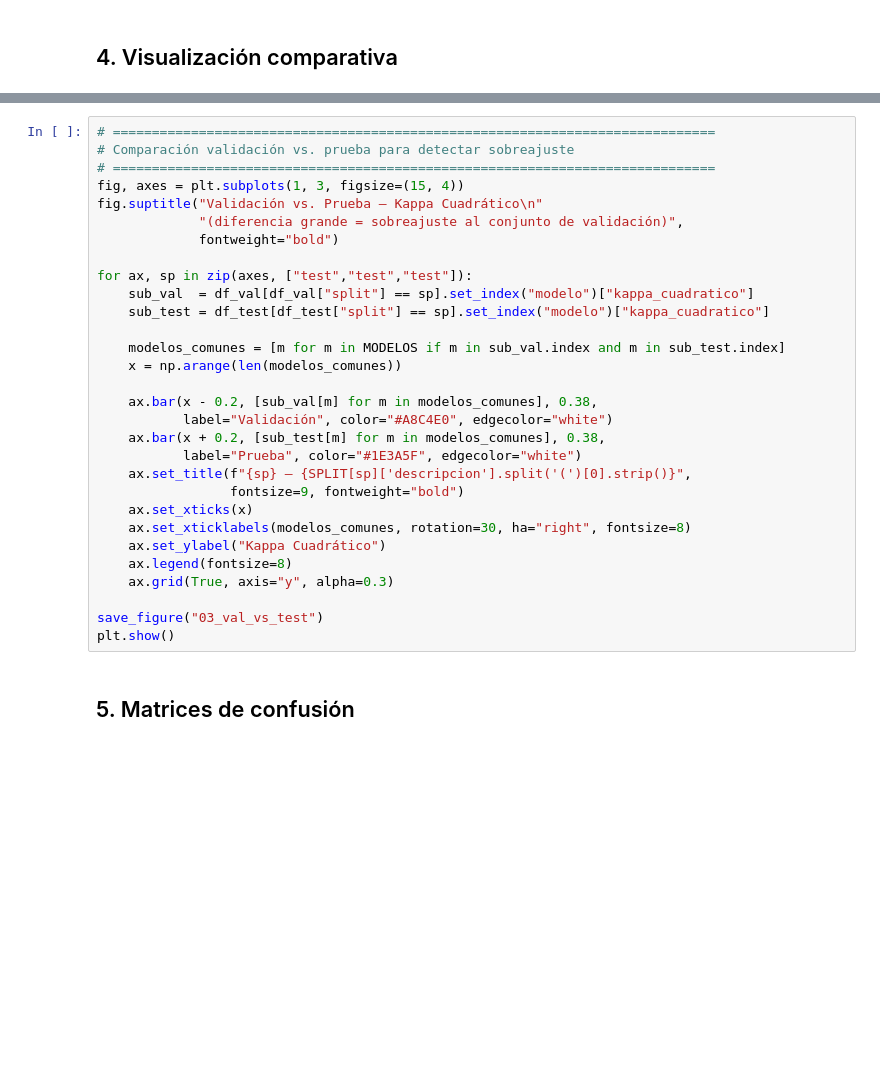
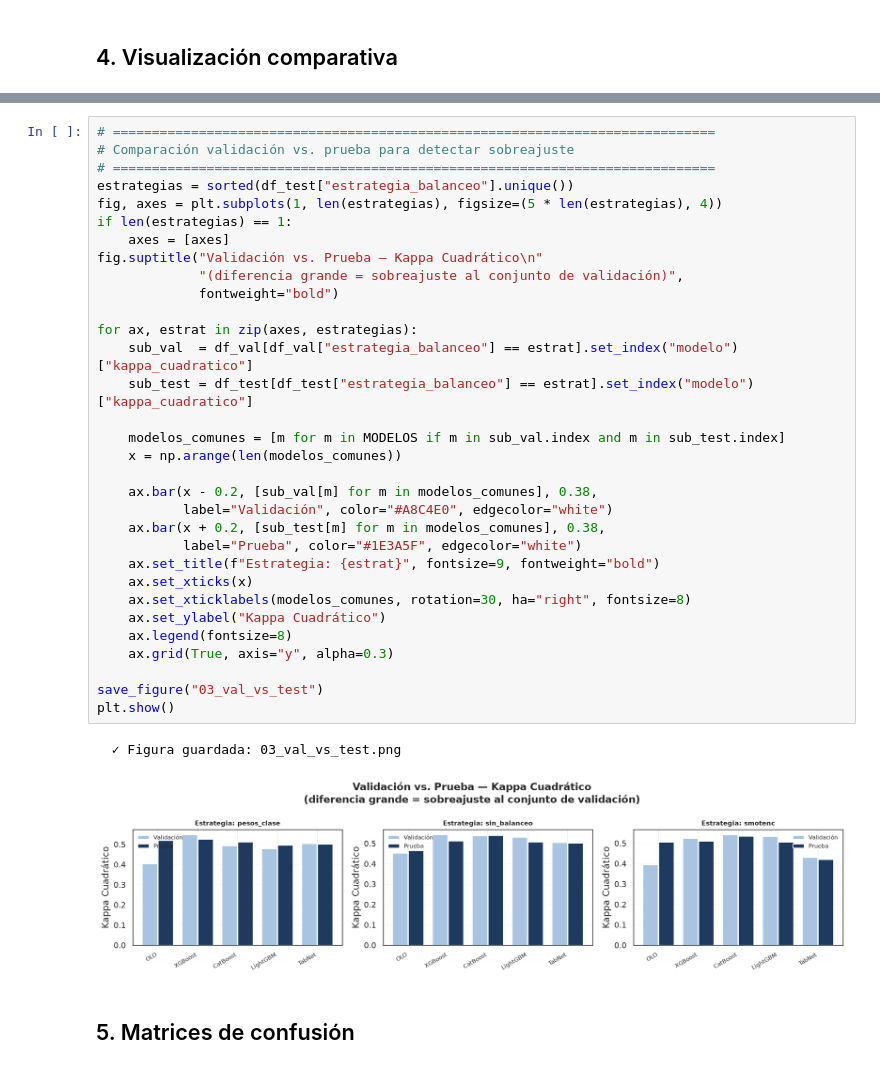
Before and after one commit to PatricioPorrasM/DemocraticSatisfactionLatam, a Jupyter notebook: notebooks/03_evaluacion_comparativa.ipynb, the cells around one changed output, grey strips where cells are left out. Saved outputs shown, nothing was run; the diff lists cells and outputs as text; blank space fills up the shorter version.

```diff
--- a/notebooks/03_evaluacion_comparativa.ipynb
+++ b/notebooks/03_evaluacion_comparativa.ipynb
@@ -166,33 +166,38 @@ plot_metricas_comparativas(df_test, nombre_archivo="03_metricas_comparativas")
 # %%
 # =============================================================================
 # Comparación validación vs. prueba para detectar sobreajuste
 # =============================================================================
-fig, axes = plt.subplots(1, 3, figsize=(15, 4))
+estrategias = sorted(df_test["estrategia_balanceo"].unique())
+fig, axes = plt.subplots(1, len(estrategias), figsize=(5 * len(estrategias), 4))
+if len(estrategias) == 1:
+    axes = [axes]
 fig.suptitle("Validación vs. Prueba — Kappa Cuadrático\n"
              "(diferencia grande = sobreajuste al conjunto de validación)",
              fontweight="bold")
 
-for ax, sp in zip(axes, ["test","test","test"]):
-    sub_val  = df_val[df_val["split"] == sp].set_index("modelo")["kappa_cuadratico"]
-    sub_test = df_test[df_test["split"] == sp].set_index("modelo")["kappa_cuadratico"]
+for ax, estrat in zip(axes, estrategias):
+    sub_val  = df_val[df_val["estrategia_balanceo"] == estrat].set_index("modelo")["kappa_cuadratico"]
+    sub_test = df_test[df_test["estrategia_balanceo"] == estrat].set_index("modelo")["kappa_cuadratico"]
 
     modelos_comunes = [m for m in MODELOS if m in sub_val.index and m in sub_test.index]
     x = np.arange(len(modelos_comunes))
 
     ax.bar(x - 0.2, [sub_val[m] for m in modelos_comunes], 0.38,
            label="Validación", color="#A8C4E0", edgecolor="white")
     ax.bar(x + 0.2, [sub_test[m] for m in modelos_comunes], 0.38,
            label="Prueba", color="#1E3A5F", edgecolor="white")
-    ax.set_title(f"{sp} — {SPLIT[sp]['descripcion'].split('(')[0].strip()}",
-                 fontsize=9, fontweight="bold")
+    ax.set_title(f"Estrategia: {estrat}", fontsize=9, fontweight="bold")
     ax.set_xticks(x)
     ax.set_xticklabels(modelos_comunes, rotation=30, ha="right", fontsize=8)
     ax.set_ylabel("Kappa Cuadrático")
     ax.legend(fontsize=8)
     ax.grid(True, axis="y", alpha=0.3)
 
 save_figure("03_val_vs_test")
 plt.show()
+# %% [output]
+  ✓ Figura guardada: 03_val_vs_test.png
+[figure, added]
 # %% [markdown]
 ## 5. Matrices de confusión
 # %%
```
Also changed, not shown: parts of 3 cells of this notebook, 4 other files.
